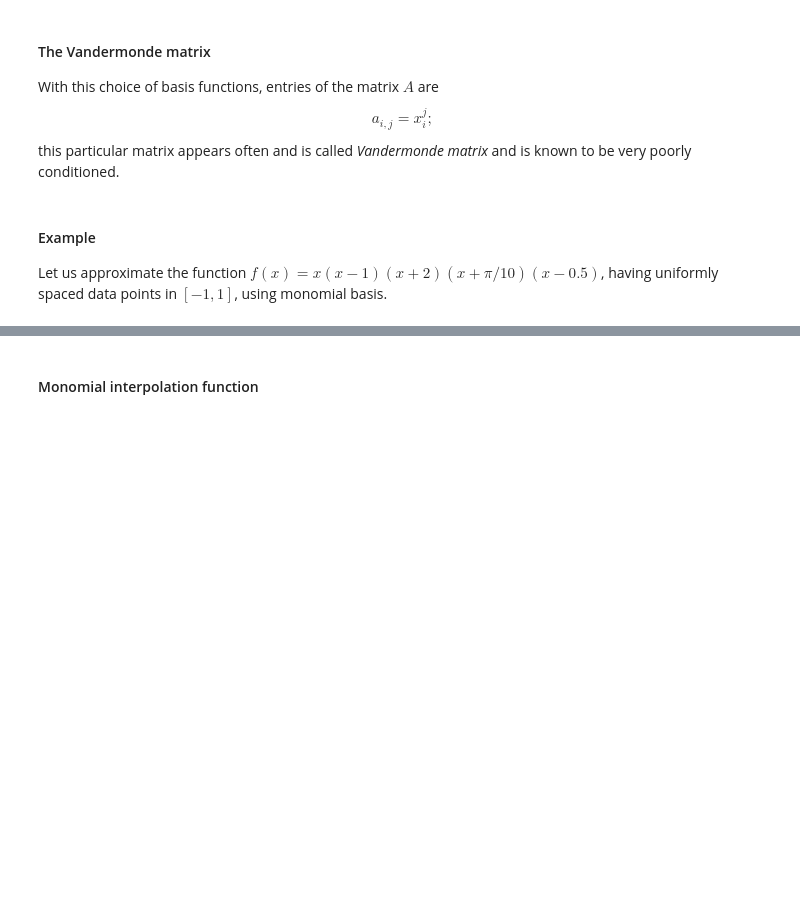
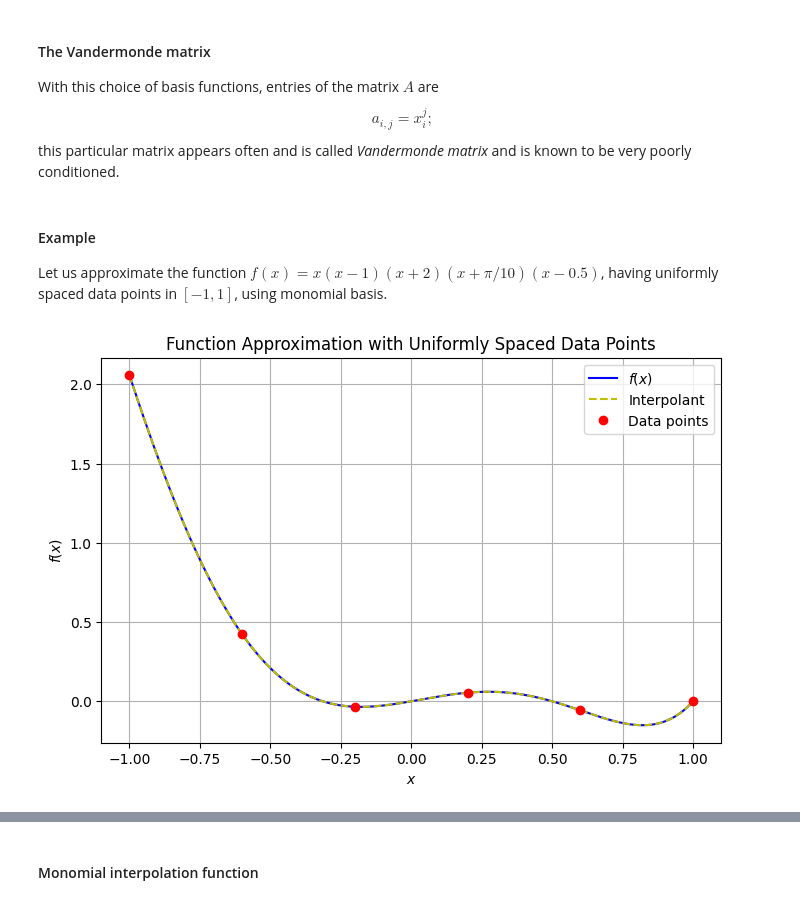
Before and after one commit to GioZd/numerical_analysis_2025-2026, a Jupyter notebook: exercise_sessions/Interpolation_techniques.ipynb, the cells around one changed output, grey strips where cells are left out. Drawn from its saved outputs; the diff is of its cells as text; code cells hidden in the pictures; blank space fills up the shorter version.

```diff
--- a/exercise_sessions/Interpolation_techniques.ipynb
+++ b/exercise_sessions/Interpolation_techniques.ipynb
@@ -108,32 +113,41 @@ Let us approximate the function $f(x)=x(x-1)(x+2)(x+\pi/10)(x-0.5)$, having unif
 # %%
 # Define the function to approximate
 def f(x):
 	return x * (x - 1) * (x + 2) * (x + np.pi / 10) * (x - 0.5)
 
 # Generate uniformly spaced data points in [-1, 1]
 n = 5
 X = np.linspace(-1, 1, n + 1)
 x = np.linspace(X[0], X[-1], 200)
 Y = f(X)
 
 # Compute coefficients of the interpolant
 A = myVander(X)
 c = np.linalg.solve(A, Y)
 
 # Evaluate the interpolant p, given the coefficients, using the monomial_basis function
-p = # complete here
+
+# complete here
+p = []
+for point in x:
+	B = np.array([monomial_basis(j, point) for j in range(n+1)])
+	p_point = np.dot(B, c)
+	p.append(p_point)
+p = np.array(p)
 
 # Plot the function and the data points
-fig, ax = plt.subplots(figsize=(10, 6))
+fig, ax = plt.subplots(figsize=(8, 5))
 ax.plot(x, f(x), 'b-', label='$f(x)$', markevery=10)
 ax.plot(x, p, 'y--', label='Interpolant', markevery=7)
 ax.plot(X, Y, 'ro', label='Data points')
 ax.legend()
 ax.set_title('Function Approximation with Uniformly Spaced Data Points')
 ax.set_xlabel('$x$')
 ax.set_ylabel('$f(x)$')
 ax.grid()
 plt.show()
+# %% [output]
+[figure, added]
 # %%
 # Compute the error
 error = f(x) - p
```
Also changed, not shown: parts of 24 cells of this notebook.
